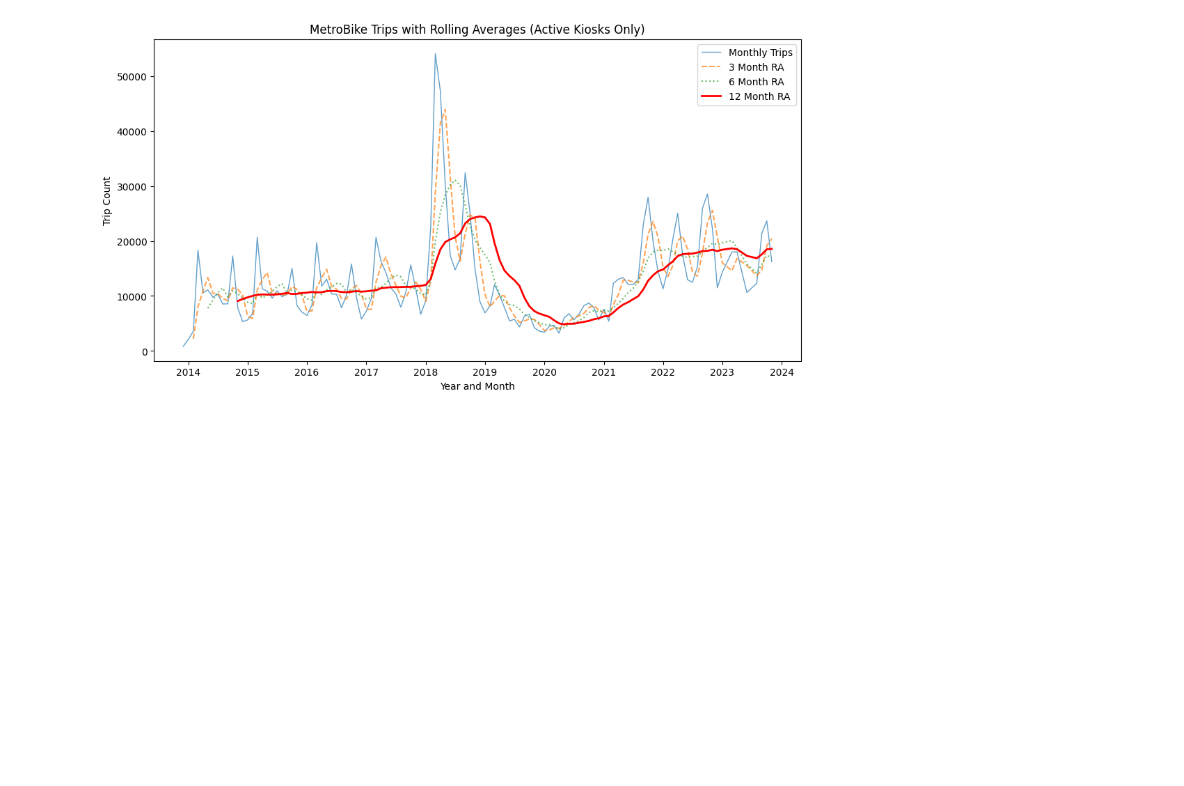
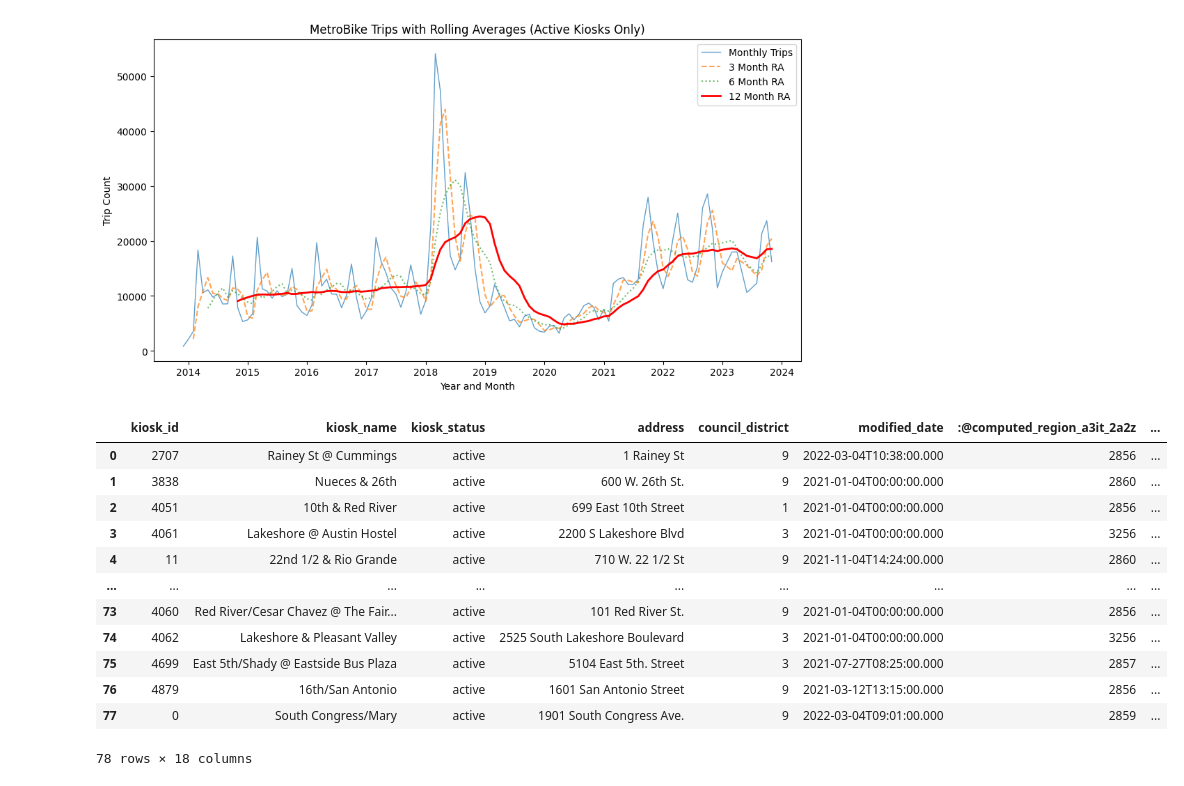
Before and after one commit to anonUnderground/openDataStories, a Jupyter notebook: src/data-processing/cleanse_data.ipynb, the cells around one changed output. Drawn from its saved outputs; the diff is of its cells as text; code cells hidden in the pictures; blank space fills up the shorter version.

```diff
--- a/src/data-processing/cleanse_data.ipynb
+++ b/src/data-processing/cleanse_data.ipynb
@@ -298,0 +293,21 @@ kiosk_df.to_json('../../dist/data/processed/kiosk_coords.json', orient='records'
+# %%
+kiosk_df = kiosk_df[kiosk_df['kiosk_status'] != 'closed']
+
+# Reset the index of the DataFrame
+kiosk_df = kiosk_df.reset_index(drop=True)
+
+display(kiosk_df)
+# %% [output]
+|  | kiosk_id | kiosk_name | kiosk_status | address | council_district | modified_date | :@computed_region_a3it_2a2z | ... |
+| 0 | 2707 | Rainey St @ Cummings | active | 1 Rainey St | 9 | 2022-03-04T10:38:00.000 | 2856 | ... |
+| 1 | 3838 | Nueces & 26th | active | 600 W. 26th St. | 9 | 2021-01-04T00:00:00.000 | 2860 | ... |
+| 2 | 4051 | 10th & Red River | active | 699 East 10th Street | 1 | 2021-01-04T00:00:00.000 | 2856 | ... |
+| 3 | 4061 | Lakeshore @ Austin Hostel | active | 2200 S Lakeshore Blvd | 3 | 2021-01-04T00:00:00.000 | 3256 | ... |
+| 4 | 11 | 22nd 1/2 & Rio Grande | active | 710 W. 22 1/2 St | 9 | 2021-11-04T14:24:00.000 | 2860 | ... |
+| ... | ... | ... | ... | ... | ... | ... | ... | ... |
+| 73 | 4060 | Red River/Cesar Chavez @ The Fair... | active | 101 Red River St. | 9 | 2021-01-04T00:00:00.000 | 2856 | ... |
+| 74 | 4062 | Lakeshore & Pleasant Valley | active | 2525 South Lakeshore Boulevard | 3 | 2021-01-04T00:00:00.000 | 3256 | ... |
+| 75 | 4699 | East 5th/Shady @ Eastside Bus Plaza | active | 5104 East 5th. Street | 3 | 2021-07-27T08:25:00.000 | 2857 | ... |
+| 76 | 4879 | 16th/San Antonio | active | 1601 San Antonio Street | 9 | 2021-03-12T13:15:00.000 | 2856 | ... |
+| 77 | 0 | South Congress/Mary | active | 1901 South Congress Ave. | 9 | 2022-03-04T09:01:00.000 | 2859 | ... |
+78 rows × 18 columns
```
Also changed, not shown: parts of 6 cells of this notebook, 1 other file.
